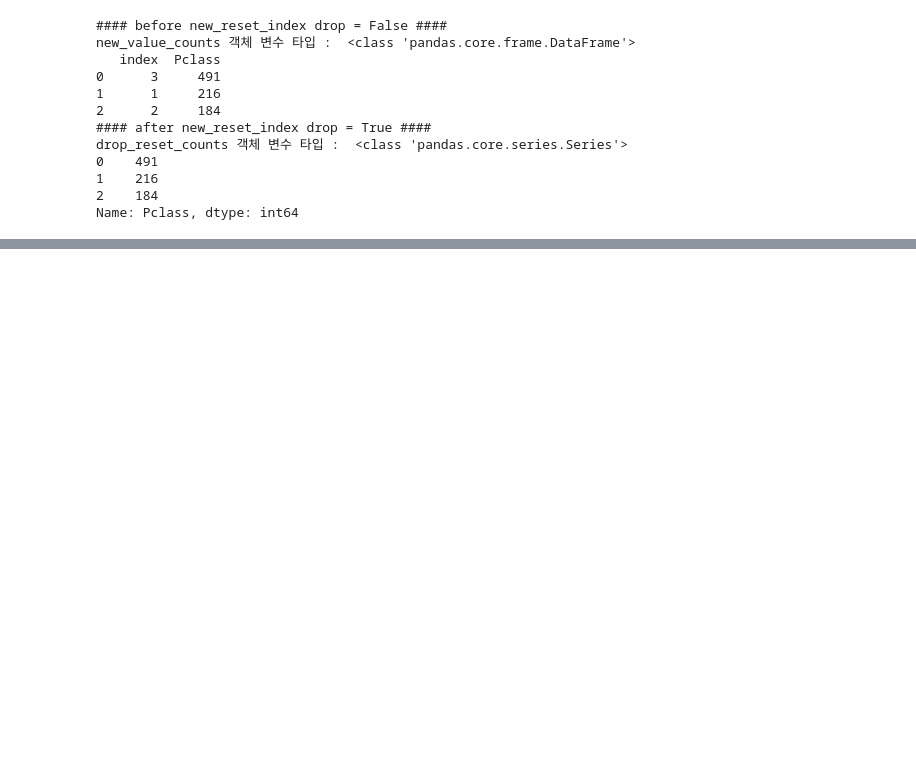
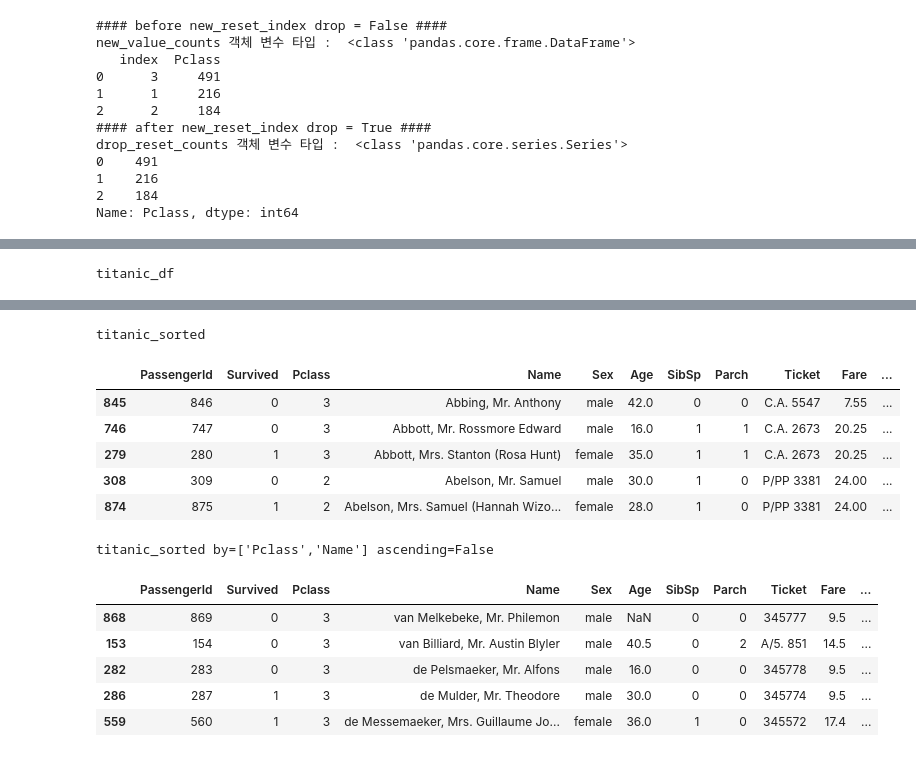
Before and after one commit to HwangHanJae/ml-definitive-guide-pratice, a Jupyter notebook: pandas.ipynb, the cells around one changed output, grey strips where cells are left out. Cells and saved outputs as stored; diff of their text form; code cells hidden in the pictures; blank space fills up the shorter version.

```diff
--- a/pandas.ipynb
+++ b/pandas.ipynb
@@ -450,0 +680,18 @@ Name: Pclass, dtype: int64
+# %%
+#정렬, Aggregation(집계)함수, GroupBy 적용
+
+#DataFrame, Serie의 정렬 - sort_values()
+#SQL의 order by 키워드와 매우 유사
+
+print("titanic_df")
+display(titanic_df.head())
+
+titanic_sorted = titanic_df.sort_values(by=['Name'])
+print("titanic_sorted")
+display(titanic_sorted.head())
+
+print("titanic_sorted by=['Pclass','Name'] ascending=False")
+titanic_sorted_ = titanic_df.sort_values(by=['Pclass','Name'],ascending=False)
+display(titanic_sorted_.head())
+# %% [output]
+titanic_df
@@ -450,0 +704,14 @@ Name: Pclass, dtype: int64
+titanic_sorted
+|  | PassengerId | Survived | Pclass | Name | Sex | Age | SibSp | Parch | Ticket | Fare | ... |
+| 845 | 846 | 0 | 3 | Abbing, Mr. Anthony | male | 42.0 | 0 | 0 | C.A. 5547 | 7.55 | ... |
+| 746 | 747 | 0 | 3 | Abbott, Mr. Rossmore Edward | male | 16.0 | 1 | 1 | C.A. 2673 | 20.25 | ... |
+| 279 | 280 | 1 | 3 | Abbott, Mrs. Stanton (Rosa Hunt) | female | 35.0 | 1 | 1 | C.A. 2673 | 20.25 | ... |
+| 308 | 309 | 0 | 2 | Abelson, Mr. Samuel | male | 30.0 | 1 | 0 | P/PP 3381 | 24.00 | ... |
+| 874 | 875 | 1 | 2 | Abelson, Mrs. Samuel (Hannah Wizo... | female | 28.0 | 1 | 0 | P/PP 3381 | 24.00 | ... |
+titanic_sorted by=['Pclass','Name'] ascending=False
+|  | PassengerId | Survived | Pclass | Name | Sex | Age | SibSp | Parch | Ticket | Fare | ... |
+| 868 | 869 | 0 | 3 | van Melkebeke, Mr. Philemon | male | NaN | 0 | 0 | 345777 | 9.5 | ... |
+| 153 | 154 | 0 | 3 | van Billiard, Mr. Austin Blyler | male | 40.5 | 0 | 2 | A/5. 851 | 14.5 | ... |
+| 282 | 283 | 0 | 3 | de Pelsmaeker, Mr. Alfons | male | 16.0 | 0 | 0 | 345778 | 9.5 | ... |
+| 286 | 287 | 1 | 3 | de Mulder, Mr. Theodore | male | 30.0 | 0 | 0 | 345774 | 9.5 | ... |
+| 559 | 560 | 1 | 3 | de Messemaeker, Mrs. Guillaume Jo... | female | 36.0 | 1 | 0 | 345572 | 17.4 | ... |
```
Also changed, not shown: parts of 33 cells of this notebook.
